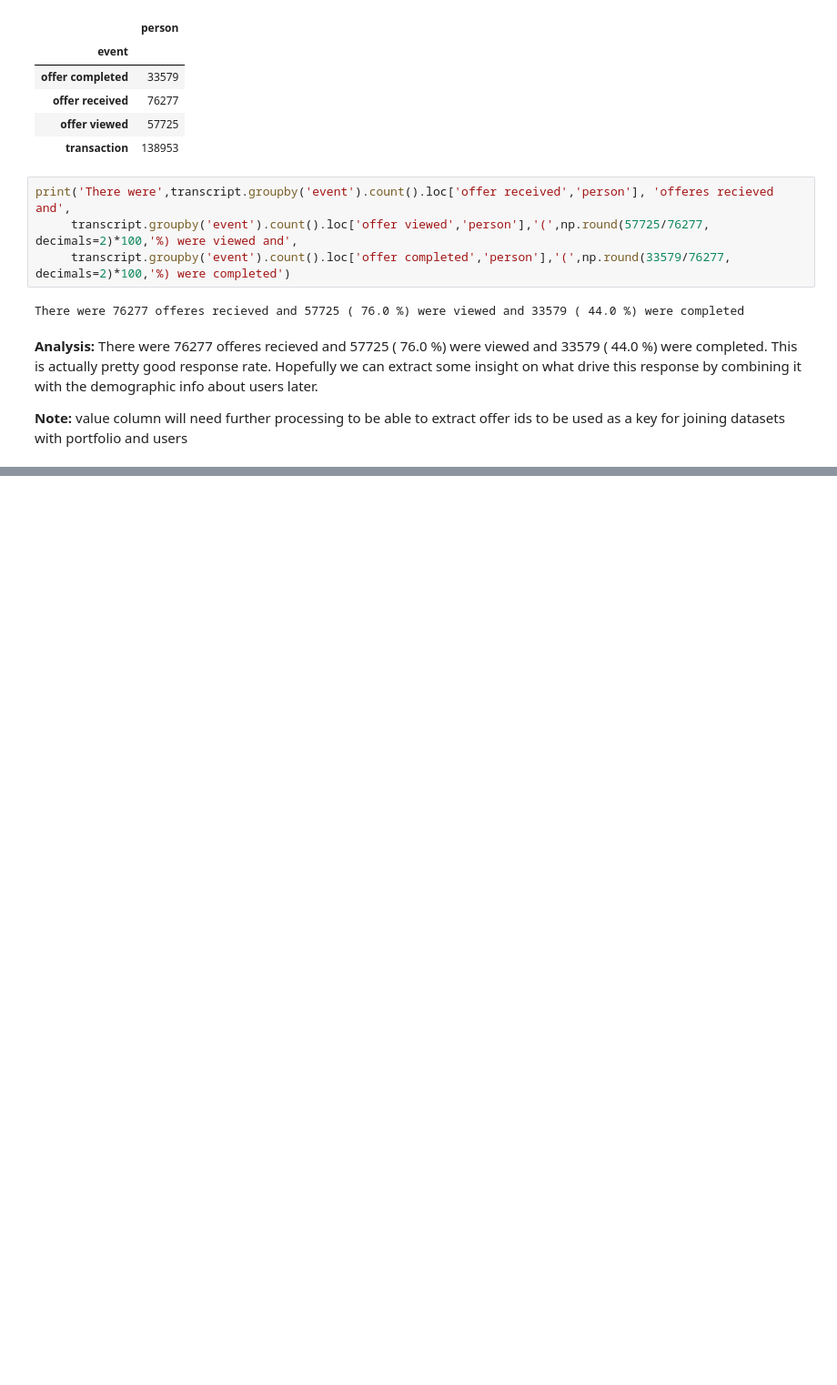
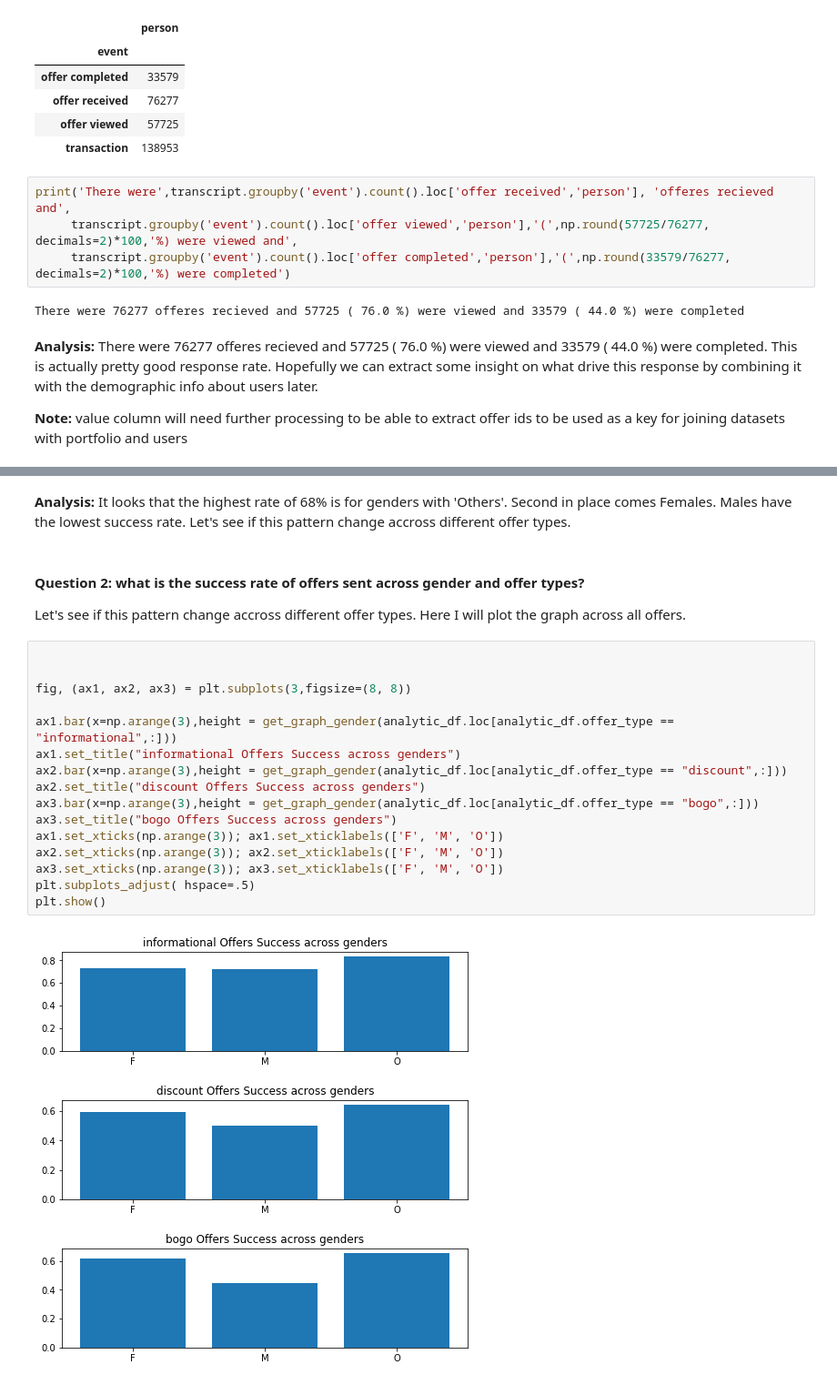
Before and after one commit to Hussain-Alsalman/Starbucks_Capstone_Challenge, a Jupyter notebook: Starbucks_Capstone_notebook.ipynb, the cells around one changed output, grey strips where cells are left out. Shown: that part at 91% size. Drawn from its saved outputs; the diff is of its cells as text; blank space fills up the shorter version.

```diff
--- a/Starbucks_Capstone_notebook.ipynb
+++ b/Starbucks_Capstone_notebook.ipynb
@@ -432,0 +655,24 @@ Discussion is made as to how at least one aspect of the implementation could be
+# %% [markdown]
+**Analysis:** It looks that the highest rate of 68% is for genders with 'Others'. Second in place comes Females. Males have the lowest success rate. Let's see if this pattern change accross different offer types.
+# %% [markdown]
+#### Question 2: what is the success rate of offers sent across gender and offer types?
+
+Let's see if this pattern change accross different offer types. Here I will plot the graph across all offers.
+# %%
+
+
+fig, (ax1, ax2, ax3) = plt.subplots(3,figsize=(8, 8))
+
+ax1.bar(x=np.arange(3),height = get_graph_gender(analytic_df.loc[analytic_df.offer_type == "informational",:]))
+ax1.set_title("informational Offers Success across genders")
+ax2.bar(x=np.arange(3),height = get_graph_gender(analytic_df.loc[analytic_df.offer_type == "discount",:]))
+ax2.set_title("discount Offers Success across genders")
+ax3.bar(x=np.arange(3),height = get_graph_gender(analytic_df.loc[analytic_df.offer_type == "bogo",:]))
+ax3.set_title("bogo Offers Success across genders")
+ax1.set_xticks(np.arange(3)); ax1.set_xticklabels(['F', 'M', 'O'])
+ax2.set_xticks(np.arange(3)); ax2.set_xticklabels(['F', 'M', 'O'])
+ax3.set_xticks(np.arange(3)); ax3.set_xticklabels(['F', 'M', 'O'])
+plt.subplots_adjust( hspace=.5)
+plt.show()
+# %% [output]
+[figure, added]
```
Also changed, not shown: parts of 74 cells of this notebook.
